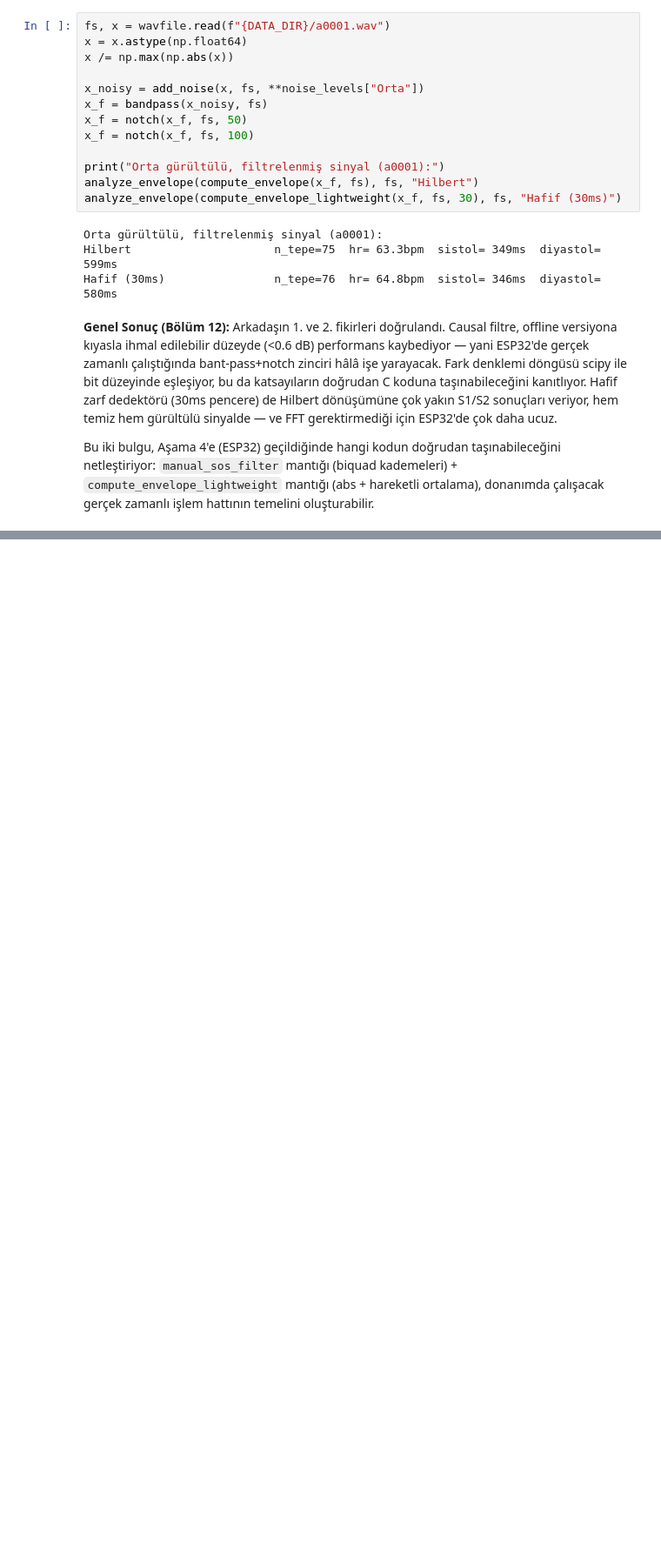
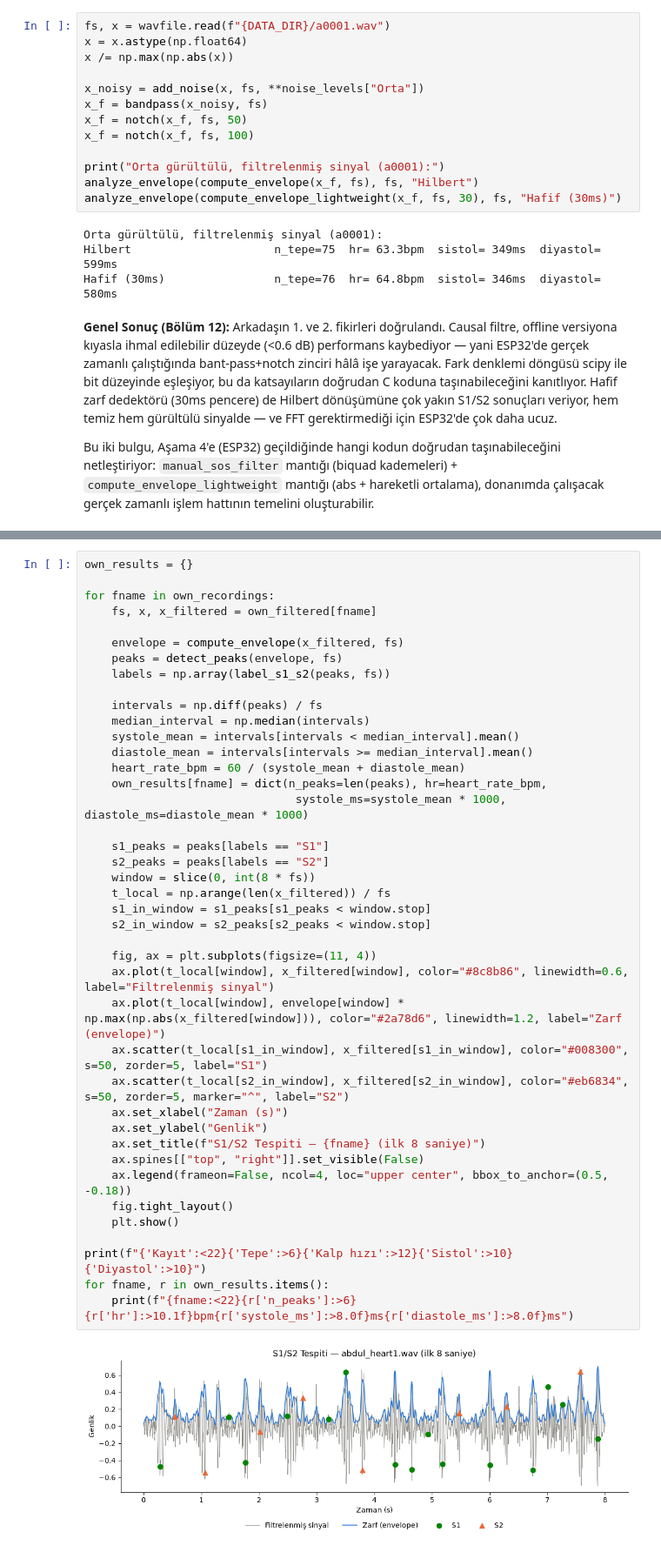
Before and after one commit to Furkanturan8/medical-steth-ecg, a Jupyter notebook: signal_processing/notebooks/01_ilk_analiz.ipynb, the cells around one changed output, grey strips where cells are left out. Shown at 87% size. Drawn from its saved outputs; the diff is of its cells as text; blank space fills up the shorter version.

```diff
--- a/signal_processing/notebooks/01_ilk_analiz.ipynb
+++ b/signal_processing/notebooks/01_ilk_analiz.ipynb
@@ -706,0 +765,43 @@ Bu iki bulgu, Aşama 4'e (ESP32) geçildiğinde hangi kodun doğrudan taşınabi
+# %%
+own_results = {}
+
+for fname in own_recordings:
+    fs, x, x_filtered = own_filtered[fname]
+
+    envelope = compute_envelope(x_filtered, fs)
+    peaks = detect_peaks(envelope, fs)
+    labels = np.array(label_s1_s2(peaks, fs))
+
+    intervals = np.diff(peaks) / fs
+    median_interval = np.median(intervals)
+    systole_mean = intervals[intervals < median_interval].mean()
+    diastole_mean = intervals[intervals >= median_interval].mean()
+    heart_rate_bpm = 60 / (systole_mean + diastole_mean)
+    own_results[fname] = dict(n_peaks=len(peaks), hr=heart_rate_bpm,
+                               systole_ms=systole_mean * 1000, diastole_ms=diastole_mean * 1000)
+
+    s1_peaks = peaks[labels == "S1"]
+    s2_peaks = peaks[labels == "S2"]
+    window = slice(0, int(8 * fs))
+    t_local = np.arange(len(x_filtered)) / fs
+    s1_in_window = s1_peaks[s1_peaks < window.stop]
+    s2_in_window = s2_peaks[s2_peaks < window.stop]
+
+    fig, ax = plt.subplots(figsize=(11, 4))
+    ax.plot(t_local[window], x_filtered[window], color="#8c8b86", linewidth=0.6, label="Filtrelenmiş sinyal")
+    ax.plot(t_local[window], envelope[window] * np.max(np.abs(x_filtered[window])), color="#2a78d6", linewidth=1.2, label="Zarf (envelope)")
+    ax.scatter(t_local[s1_in_window], x_filtered[s1_in_window], color="#008300", s=50, zorder=5, label="S1")
+    ax.scatter(t_local[s2_in_window], x_filtered[s2_in_window], color="#eb6834", s=50, zorder=5, marker="^", label="S2")
+    ax.set_xlabel("Zaman (s)")
+    ax.set_ylabel("Genlik")
+    ax.set_title(f"S1/S2 Tespiti — {fname} (ilk 8 saniye)")
+    ax.spines[["top", "right"]].set_visible(False)
+    ax.legend(frameon=False, ncol=4, loc="upper center", bbox_to_anchor=(0.5, -0.18))
+    fig.tight_layout()
+    plt.show()
+
+print(f"{'Kayıt':<22}{'Tepe':>6}{'Kalp hızı':>12}{'Sistol':>10}{'Diyastol':>10}")
+for fname, r in own_results.items():
+    print(f"{fname:<22}{r['n_peaks']:>6}{r['hr']:>10.1f}bpm{r['systole_ms']:>8.0f}ms{r['diastole_ms']:>8.0f}ms")
+# %% [output]
+[figure, added]
```
Also changed, not shown: parts of 11 cells of this notebook, 7 other files.
